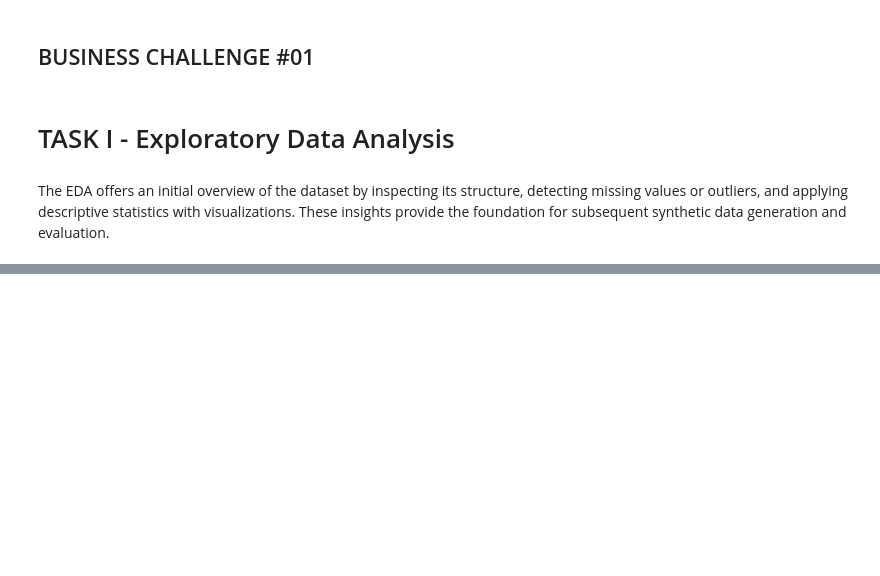
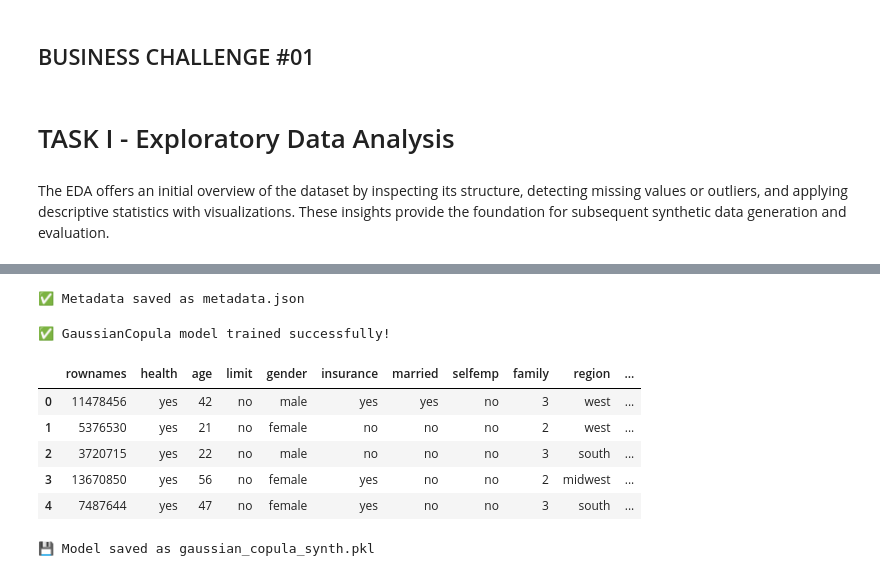
Before and after one commit to prumucena1979/UNFTERM4, a Jupyter notebook: Group#03_DAMO630_29_Assignment01 copy.ipynb, the cells around one changed output, grey strips where cells are left out. Drawn from its saved outputs; the diff is of its cells as text; code cells hidden in the pictures; blank space fills up the shorter version.

```diff
--- a/Group#03_DAMO630_29_Assignment01 copy.ipynb
+++ b/Group#03_DAMO630_29_Assignment01 copy.ipynb
@@ -129,0 +134,41 @@ else:
+# %%
+# 3.2 Synthetic Data Generation — GaussianCopula (for SDV ≤ 1.3.x)
+
+from sdv.single_table import GaussianCopulaSynthesizer
+from sdv.metadata import SingleTableMetadata  # fallback import for older SDV versions
+import pandas as pd
+
+# --- Step 1: Create metadata from the dataframe ---
+metadata = SingleTableMetadata()
+metadata.detect_from_dataframe(df)
+
+# ✅ Save metadata for reproducibility
+metadata.save_to_json("metadata.json")
+print("✅ Metadata saved as metadata.json")
+
+# --- Step 2: Fit the GaussianCopula model ---
+gc = GaussianCopulaSynthesizer(metadata)
+gc.fit(df)
+print("✅ GaussianCopula model trained successfully!")
+
+# --- Step 3: Generate synthetic data ---
+synthetic_gc = gc.sample(num_rows=len(df))
+display(synthetic_gc.head())
+
+# --- Step 4: Optional — Save the trained model itself ---
+gc.save("gaussian_copula_synth.pkl")
+print("💾 Model saved as gaussian_copula_synth.pkl")
+
+# --- Step 5 (optional) — Reload later without retraining ---
+# gc_loaded = GaussianCopulaSynthesizer.load("gaussian_copula_synth.pkl")
+# synthetic_gc = gc_loaded.sample(num_rows=len(df))
+# %% [output]
+✅ Metadata saved as metadata.json
+✅ GaussianCopula model trained successfully!
+|  | rownames | health | age | limit | gender | insurance | married | selfemp | family | region | ... |
+| 0 | 11478456 | yes | 42 | no | male | yes | yes | no | 3 | west | ... |
+| 1 | 5376530 | yes | 21 | no | female | no | no | no | 2 | west | ... |
+| 2 | 3720715 | yes | 22 | no | male | no | no | no | 3 | south | ... |
+| 3 | 13670850 | yes | 56 | no | female | yes | no | no | 2 | midwest | ... |
+| 4 | 7487644 | yes | 47 | no | female | yes | no | no | 3 | south | ... |
+💾 Model saved as gaussian_copula_synth.pkl
```
Also changed, not shown: parts of 25 cells of this notebook, 4 other files.
